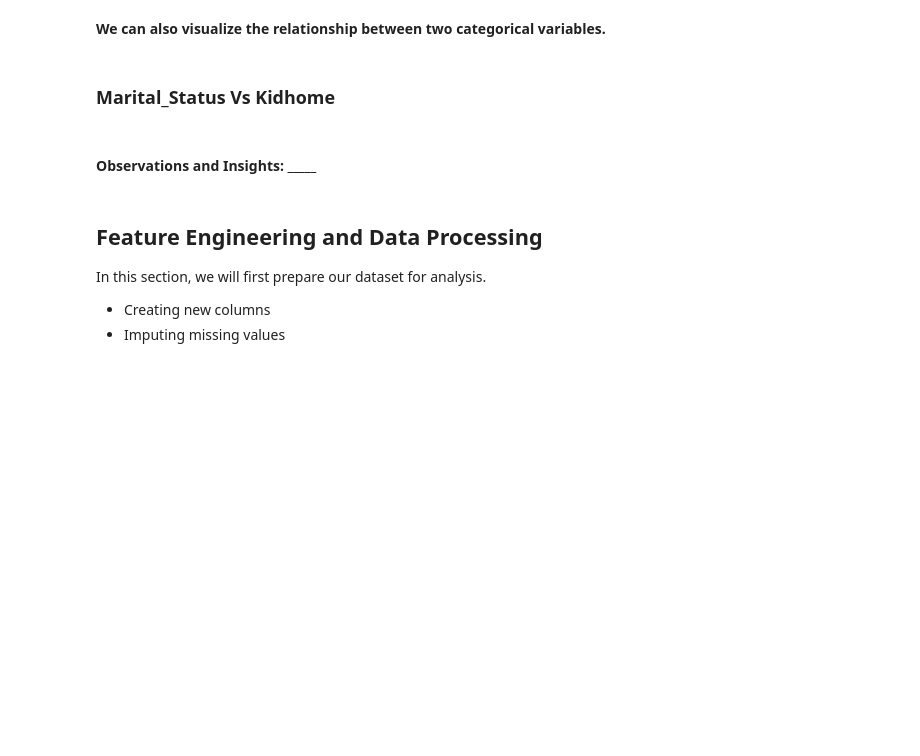
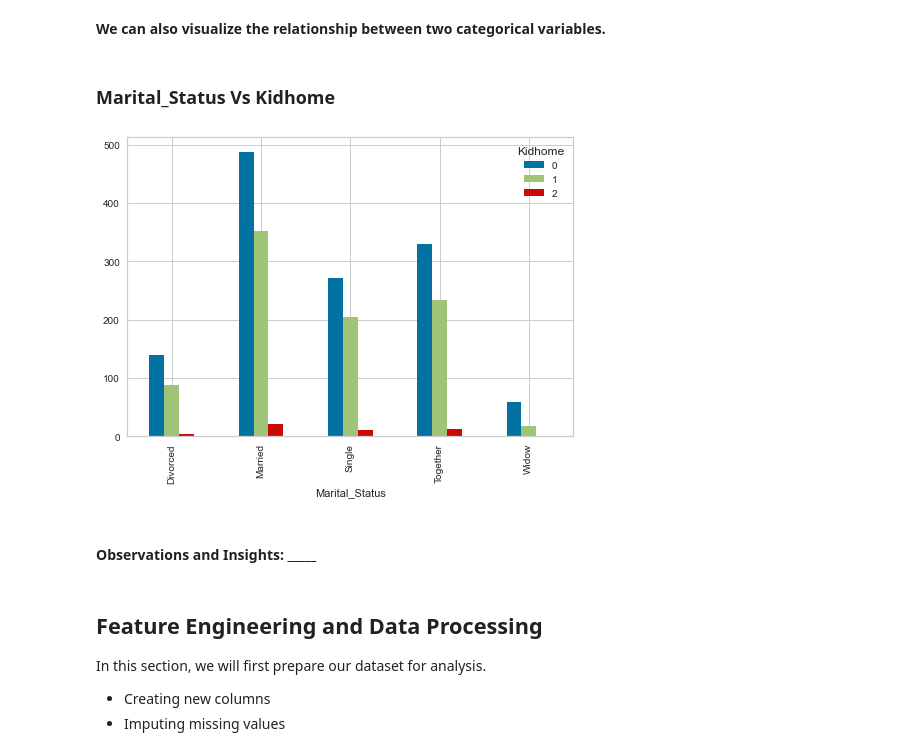
Before and after one commit to robertxbrown06/unsupervised-learning-customer-segmentation, a Jupyter notebook: Reference_Notebook_Milestone_1_Unsupervised_Learning.ipynb, the cells around one changed output. Drawn from its saved outputs; the diff is of its cells as text; code cells hidden in the pictures; blank space fills up the shorter version.

```diff
--- a/Reference_Notebook_Milestone_1_Unsupervised_Learning.ipynb
+++ b/Reference_Notebook_Milestone_1_Unsupervised_Learning.ipynb
@@ -552,7 +563,9 @@ print(sns.barplot(x=___________, y=__________, data=__________))
 ### **Marital_Status Vs Kidhome**
 # %%
 # Plot the bar plot for Marital_Status and Kidhome
-pd.crosstab(_________,__________).plot(kind=_________,stacked=False)
+pd.crosstab(data.Marital_Status,data.Kidhome).plot(kind='bar',stacked=False);
+# %% [output]
+[figure, added]
 # %% [markdown]
 #### **Observations and Insights: _____**
 # %% [markdown]
```
Also changed, not shown: parts of 55 cells of this notebook.
